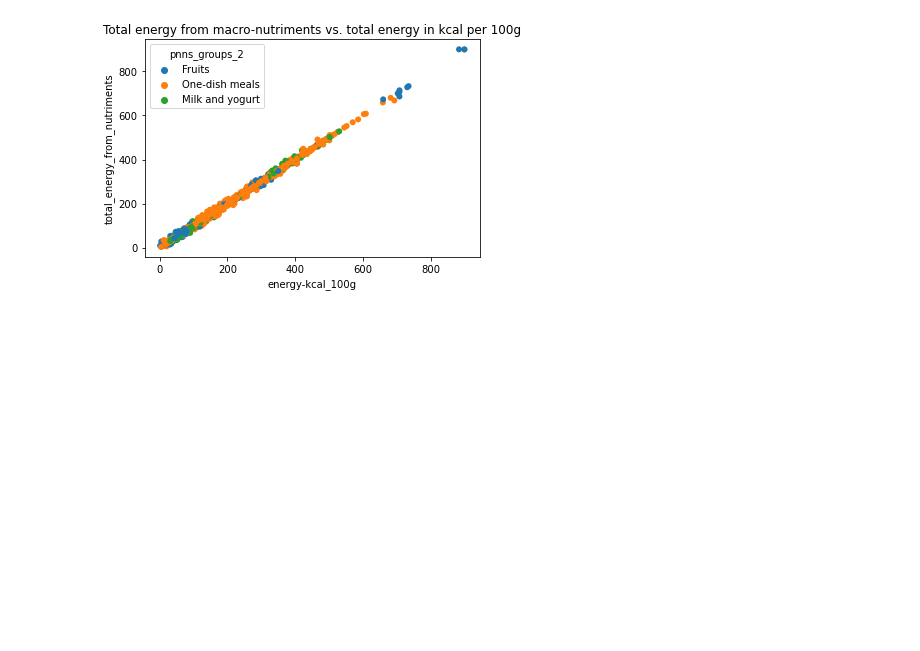
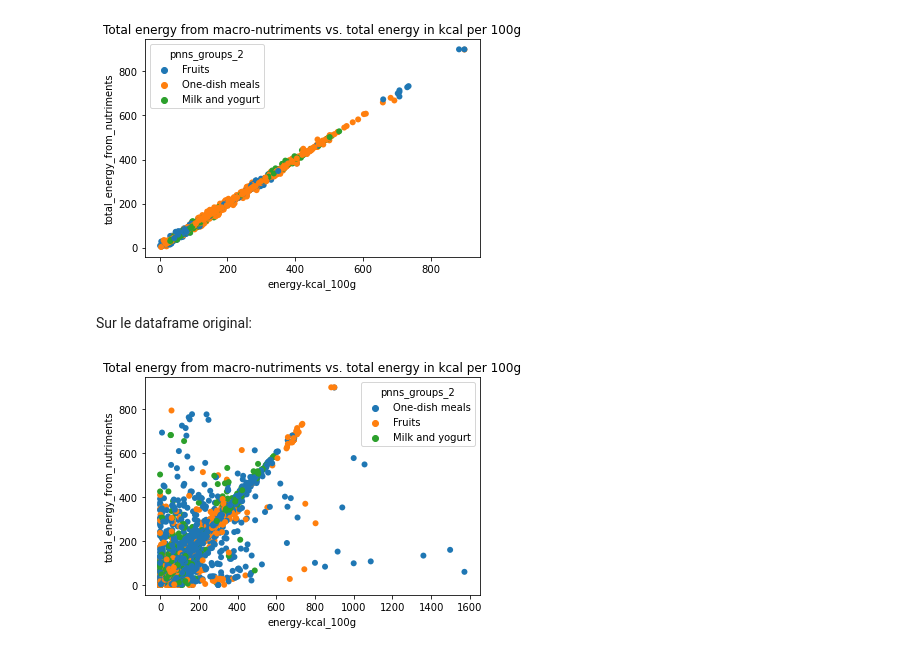
Before and after one commit to OlivierLegrand/P7, a Jupyter notebook: P3/PSanté_notebooknettoyage.ipynb, the cells around one changed output. Saved outputs shown, nothing was run; the diff lists cells and outputs as text; code cells hidden in the pictures; blank space fills up the shorter version.

```diff
--- a/P3/PSanté_notebooknettoyage.ipynb
+++ b/P3/PSanté_notebooknettoyage.ipynb
@@ -2028,3 +2042,23 @@ plt.title("Total energy from macro-nutriments vs. total energy in kcal per 100g"
 plt.show()
 # %% [output]
 [figure]
+# %% [markdown]
+Sur le dataframe original:
+# %%
+df_app1.loc[:, "pnns_groups_2"] = df_app1["pnns_groups_2"].apply(lambda x: "Fruits" if x=='fruits' else x)
+
+## graphe
+sns.scatterplot(x=df_app1["energy-kcal_100g"],
+                y=df_app1["total_energy_from_nutriments"],
+                data=df_app1,
+                linewidth=0,
+                hue="pnns_groups_2"
+           )
+plt.xlabel("energy-kcal_100g")
+plt.ylabel("total_energy_from_nutriments")
+plt.title("Total energy from macro-nutriments vs. total energy in kcal per 100g")
+
+
+plt.show()
+# %% [output]
+[figure, added]
```
Also changed, not shown: parts of 52 cells of this notebook, 2 other files.
